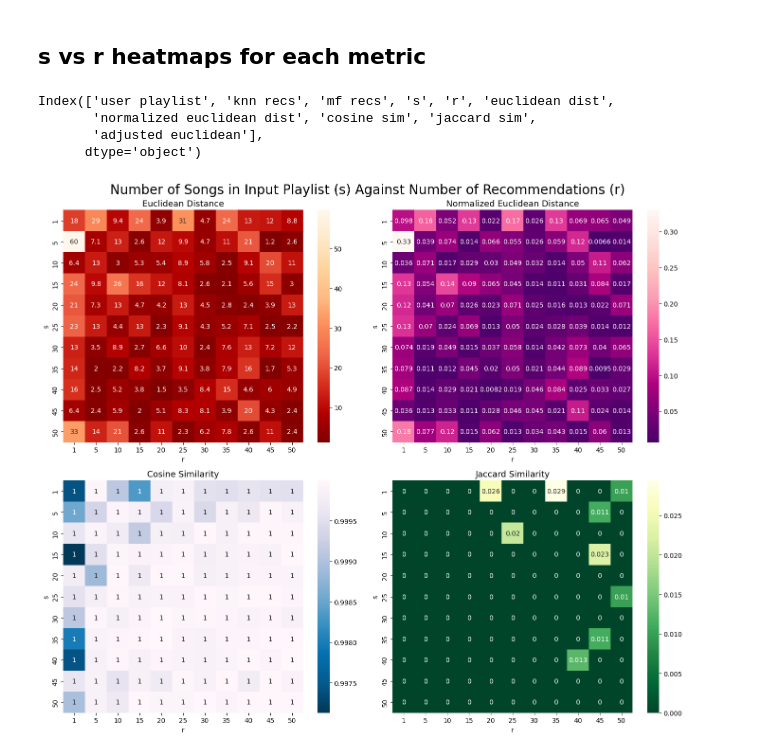
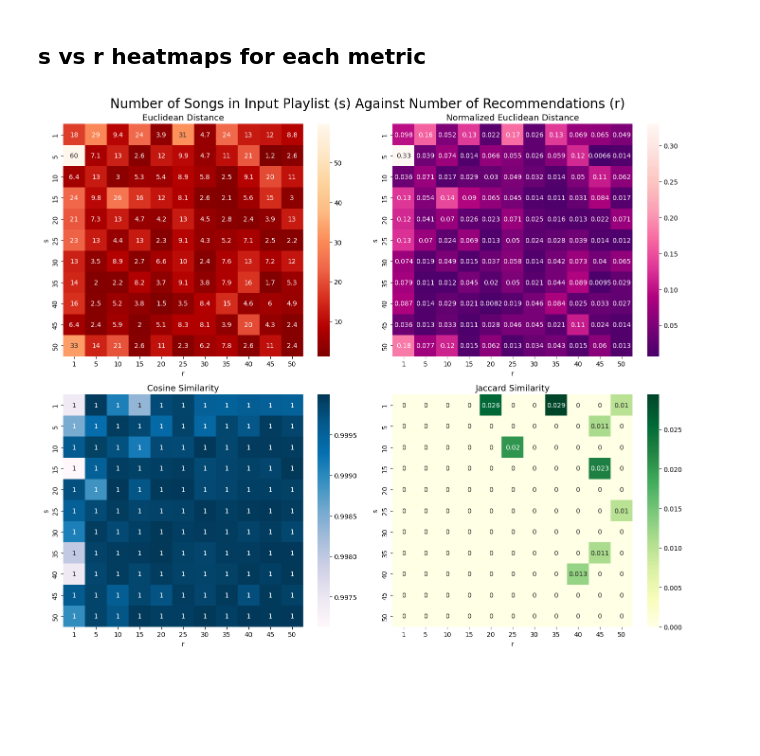
Before and after one commit to lilylogan/cs453_project, a Jupyter notebook: similarities_stats_visuals.ipynb, the cells around one changed output. Drawn from its saved outputs; the diff is of its cells as text; code cells hidden in the pictures; blank space fills up the shorter version.

Commit message:
similarity r vs s heatmap

```diff
--- a/similarities_stats_visuals.ipynb
+++ b/similarities_stats_visuals.ipynb
@@ -182,18 +182,6 @@ jaccard sim                  0.030290     1.000000
 # If we compute the input vs. output similarities and then compare for mf and knn, could we say which was more successful?
 # %% [markdown]
 ## s vs r heatmaps for each metric
-# %%
-fig, axes = plt.subplots(2, 2, figsize=(10, 8))
-
-# Plot on each subplot
-sns.barplot(data=df, x='Category', y='Value1', ax=axes[0, 0])
-sns.barplot(data=df, x='Category', y='Value2', ax=axes[0, 1])
-sns.barplot(data=df, x='Category', y='Value3', ax=axes[1, 0])
-# %% [output]
-Index(['user playlist', 'knn recs', 'mf recs', 's', 'r', 'euclidean dist',
-       'normalized euclidean dist', 'cosine sim', 'jaccard sim',
-       'adjusted euclidean'],
-      dtype='object')
 # %%
 df_euc_pivot = df.pivot(index="s", columns="r", values="euclidean dist")
 df_n_euc_pivot = df.pivot(index="s", columns="r", values="normalized euclidean dist")
@@ -202,21 +190,21 @@ df_jaccard_pivot = df.pivot(index="s", columns="r", values="jaccard sim")
 # %%
 fig, axes = plt.subplots(2, 2, figsize=(14, 12))
 
 sns.heatmap(df_euc_pivot, annot=True, cmap='OrRd_r', ax=axes[0, 0])
 sns.heatmap(df_n_euc_pivot, annot=True, cmap='RdPu_r', ax=axes[0, 1])
-sns.heatmap(df_cosine_pivot, annot=True, cmap='PuBu_r', ax=axes[1, 0])
-sns.heatmap(df_jaccard_pivot, annot=True, cmap='YlGn_r', ax=axes[1, 1])
+sns.heatmap(df_cosine_pivot, annot=True, cmap='PuBu', ax=axes[1, 0])
+sns.heatmap(df_jaccard_pivot, annot=True, cmap='YlGn', ax=axes[1, 1])
 
 axes[0, 0].set_title('Euclidean Distance', fontsize=13)
 axes[0, 1].set_title('Normalized Euclidean Distance', fontsize=13)
 axes[1, 0].set_title('Cosine Similarity', fontsize=13)
 axes[1, 1].set_title('Jaccard Similarity', fontsize=13)
 
 fig.suptitle("Number of Songs in Input Playlist (s) Against Number of Recommendations (r)", fontsize=20)
 
 # Adjust layout to prevent overlap
 plt.tight_layout()
 
 fig.savefig('s_r_heatmap.png')
 # %% [output]
-[figure, old version]
+[figure, new version]
```
Also changed, not shown: parts of 1 cell of this notebook.
